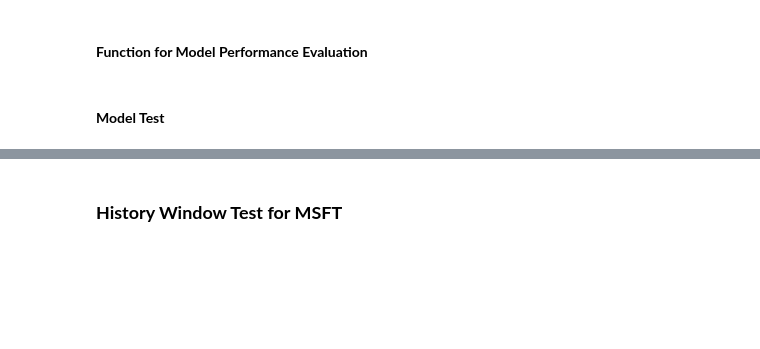
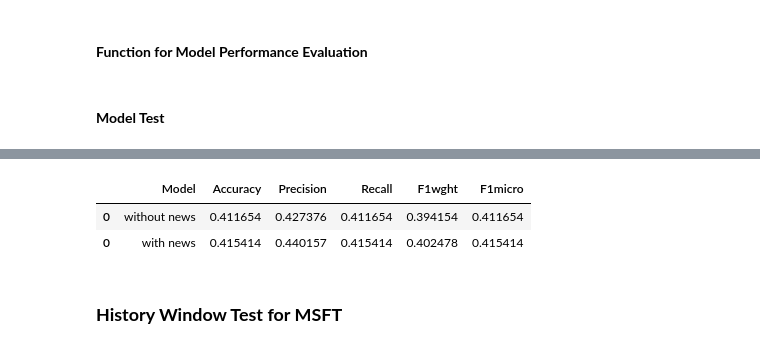
Before and after one commit to bondxue/FRE-7871-News-Analytics-and-Machine-Learning, a Jupyter notebook: News-Based-Trading-Strategy-Project/MSFT_NLPFactorTest.ipynb, the cells around one changed output, grey strips where cells are left out. Saved outputs shown, nothing was run; the diff lists cells and outputs as text; code cells hidden in the pictures; blank space fills up the shorter version.

```diff
--- a/News-Based-Trading-Strategy-Project/MSFT_NLPFactorTest.ipynb
+++ b/News-Based-Trading-Strategy-Project/MSFT_NLPFactorTest.ipynb
@@ -375,3 +393,9 @@ knn_performance = model_evalutation(y_true, y_pred, test_dates, MODEL_NAME)
+# %%
+result
+# %% [output]
+|  | Model | Accuracy | Precision | Recall | F1wght | F1micro |
+| 0 | without news | 0.411654 | 0.427376 | 0.411654 | 0.394154 | 0.411654 |
+| 0 | with news | 0.415414 | 0.440157 | 0.415414 | 0.402478 | 0.415414 |
 # %% [markdown]
 ### **History Window Test for MSFT**
 # %%
```
Also changed, not shown: parts of 3 cells of this notebook, 4 other files.
